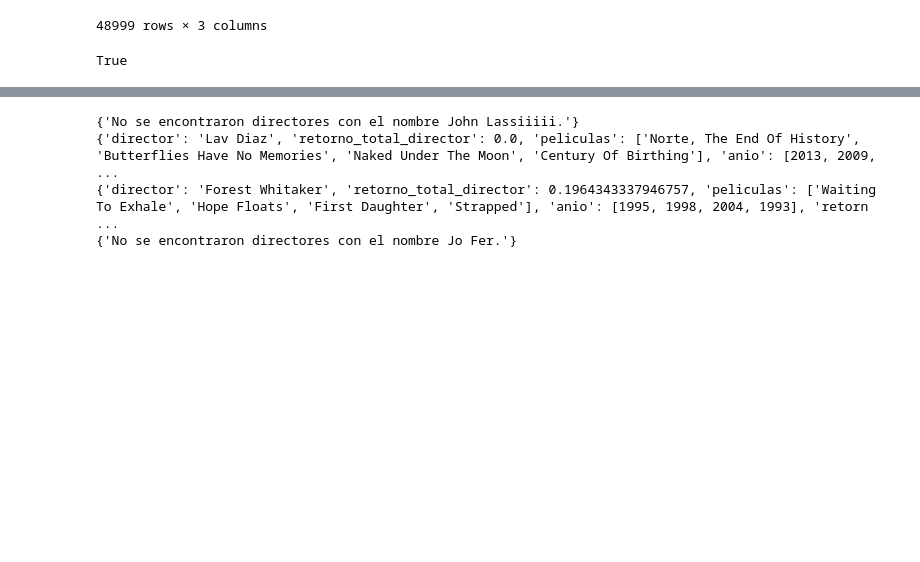
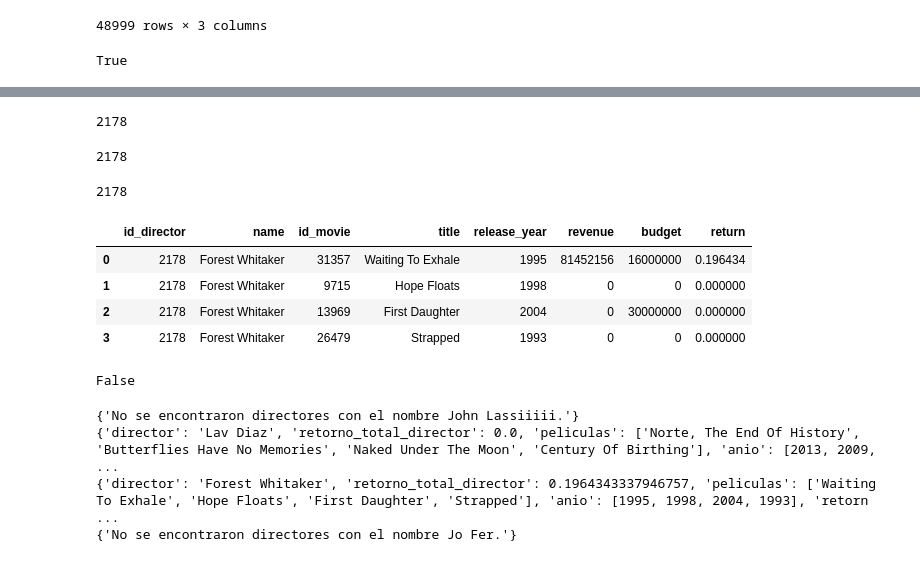
Before and after one commit to rominaEsc/PI_MLOPS_datapt2_streaming, a Jupyter notebook: 6_funciones.ipynb, the cells around one changed output, grey strips where cells are left out. Cells and saved outputs as stored; diff of their text form; code cells hidden in the pictures; blank space fills up the shorter version.

```diff
--- a/6_funciones.ipynb
+++ b/6_funciones.ipynb
@@ -374,3 +381,36 @@ def get_director( nombre_director ):
+# %%
+directors[directors.name == 'Forest Whitaker'].iloc[0,0]
+# %% [output]
+2178
+# %%
+directors[directors.name == 'Forest Whitaker'].iloc[0,0]
+# %% [output]
+2178
+# %%
+id_director
+# %% [output]
+2178
+# %%
+df = (
+    pd.merge(
+        directors[directors['id_director'] == 2178],
+        movies[['id_movie','title','release_year','revenue','budget','return']],
+        on='id_movie',
+        how='inner')
+)
+# %%
+df
+# %% [output]
+|  | id_director | name | id_movie | title | release_year | revenue | budget | return |
+| 0 | 2178 | Forest Whitaker | 31357 | Waiting To Exhale | 1995 | 81452156 | 16000000 | 0.196434 |
+| 1 | 2178 | Forest Whitaker | 9715 | Hope Floats | 1998 | 0 | 0 | 0.000000 |
+| 2 | 2178 | Forest Whitaker | 13969 | First Daughter | 2004 | 0 | 30000000 | 0.000000 |
+| 3 | 2178 | Forest Whitaker | 26479 | Strapped | 1993 | 0 | 0 | 0.000000 |
+# %%
+
+df.empty
+# %% [output]
+False
 # %%
 print (get_director('John Lassiiiii'))
 print (get_director('Lav Diaz'))
```
Also changed, not shown: parts of 30 cells of this notebook, 2 other files.
